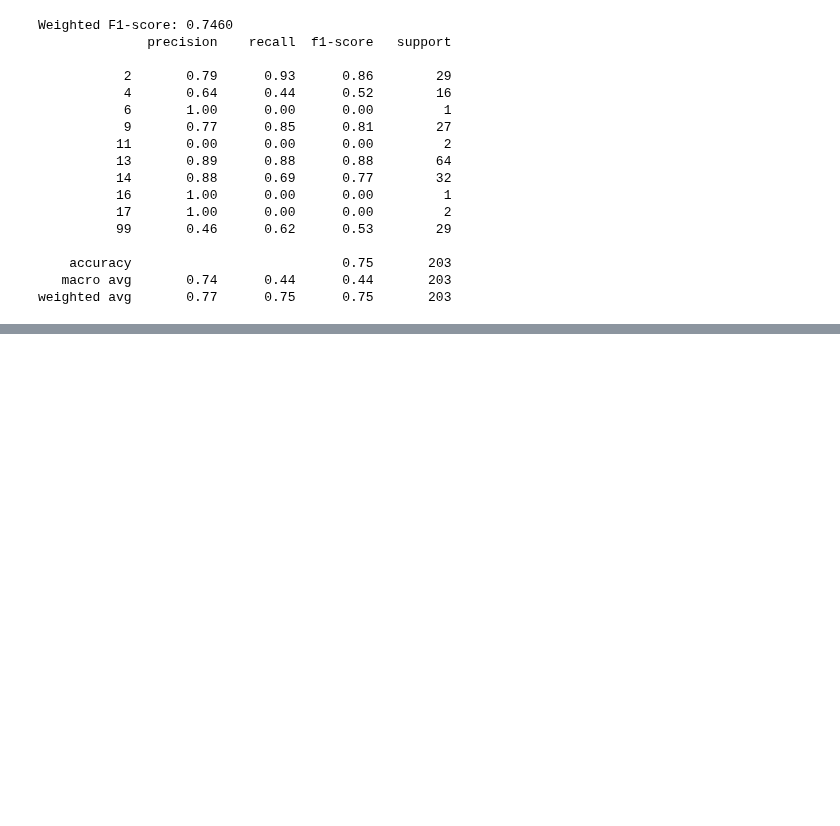
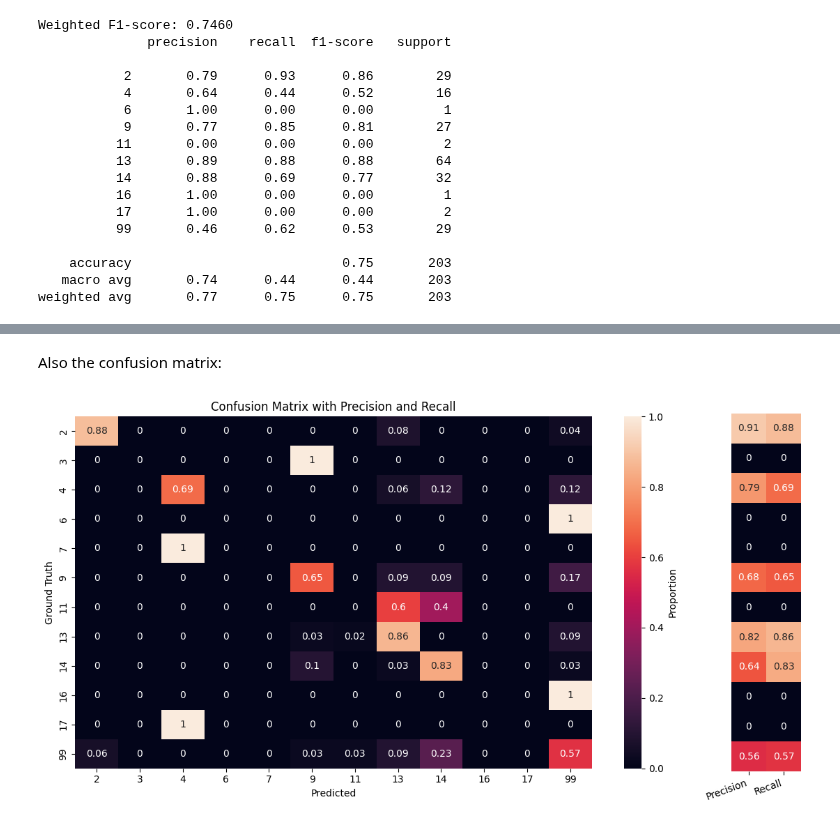
Before and after one commit to stef4k/train-maintenance-data-mining, a Jupyter notebook: attribute_classification_randomcv_pipeline.ipynb, the cells around one changed output, grey strips where cells are left out. Saved outputs shown, nothing was run; the diff lists cells and outputs as text; code cells hidden in the pictures; blank space fills up the shorter version.

Commit message:
Add confusion matrices in results of each classifier

```diff
--- a/attribute_classification_randomcv_pipeline.ipynb
+++ b/attribute_classification_randomcv_pipeline.ipynb
@@ -595,0 +556,5 @@ weighted avg       0.77      0.75      0.75       203
+# %%
+X_train, X_test, y_train, y_test = train_test_split(df, target, test_size=0.2,  random_state=3, stratify=target)
+# Train a new model with the best parameters
+best_model = pipeline_best.set_params(**best_params)
+best_model.fit(X_train, y_train)
@@ -595,0 +604,46 @@ weighted avg       0.77      0.75      0.75       203
+# %% [markdown]
+Also the confusion matrix:
+# %%
+categories = np.unique(y_train)
+
+# Compute confusion matrix
+conf_matrix = np.round(confusion_matrix(y_test, y_pred, normalize="true"),2)  # Normalized confusion matrix
+precision = precision_score(y_test, y_pred, average=None)  # Per-class precision
+recall = recall_score(y_test, y_pred, average=None)        # Per-class recall
+
+# Plot the main confusion matrix
+fig, ax = plt.subplots(figsize=(10, 6))
+sns.heatmap(
+    conf_matrix,
+    annot=True,
+    cmap="rocket",
+    cbar_kws={'label': 'Proportion'},
+    xticklabels=categories,
+    yticklabels=categories,
+    ax=ax
+)
+ax.set_xlabel("Predicted")
+ax.set_ylabel("Ground Truth")
+ax.set_title("Confusion Matrix with Precision and Recall")
+
+# Add precision and recall as a sidebar heatmap
+prec_rec = np.array([precision, recall]).T  # Shape (n_classes, 2)
+side_ax = ax.figure.add_axes([1, ax.get_position().y0 - 0.02, 0.1, ax.get_position().height + 0.085])  # Match size
+sns.heatmap(
+    prec_rec,
+    annot=True,
+    cmap="rocket",
+    cbar=False,
+    xticklabels=["Precision", "Recall"],
+    yticklabels=categories,
+    vmin=0,
+    vmax=1,
+    ax=side_ax
+)
+side_ax.set_xticklabels(side_ax.get_xticklabels(), rotation=20, ha="right")
+side_ax.set_yticks([])  # Remove y-ticks to match visual style
+
+plt.tight_layout()
+plt.show()
+# %% [output]
+[figure, added]
```
Also changed, not shown: parts of 9 cells of this notebook, 1 other file.
